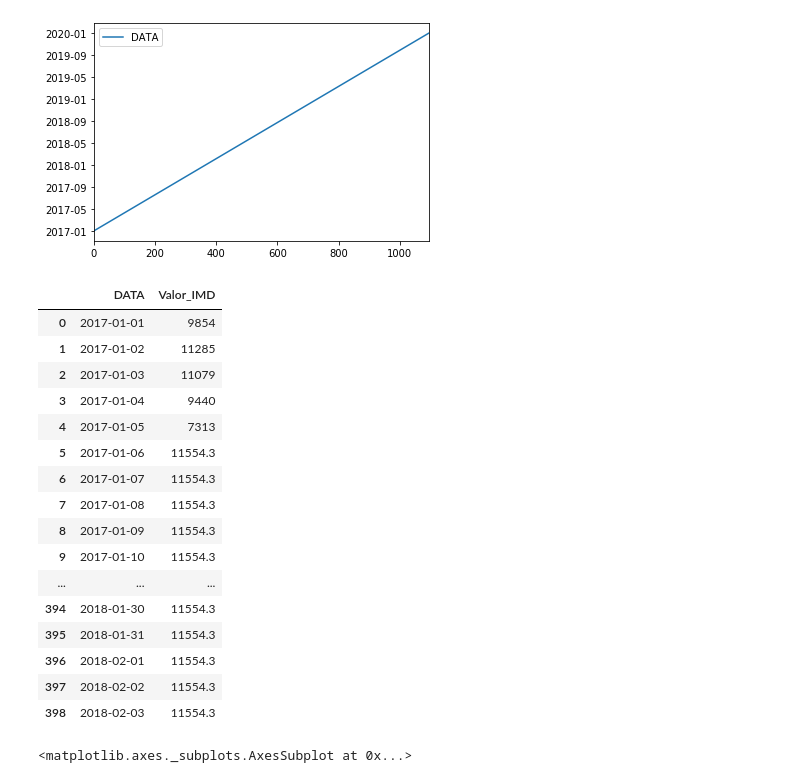
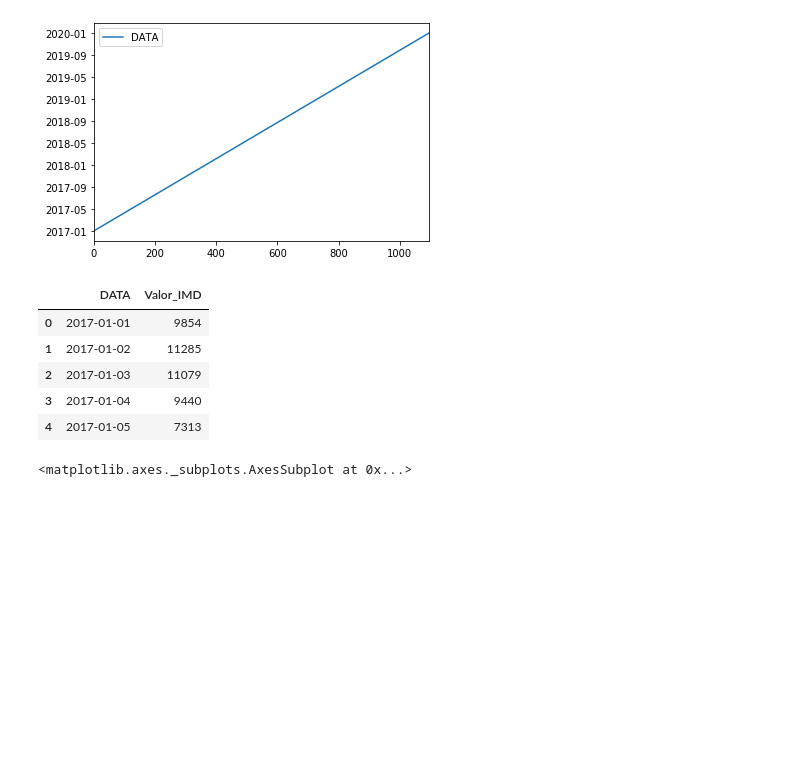
Before and after one commit to marcjs95/master-data-science, a Jupyter notebook: clean/transit .ipynb, the cells around one changed output. Saved outputs shown, nothing was run; the diff lists cells and outputs as text; code cells hidden in the pictures; blank space fills up the shorter version.

```diff
--- a/clean/transit .ipynb
+++ b/clean/transit .ipynb
@@ -206,25 +173,14 @@ transit_4095= transit_4095.reset_index()
 # %%
 transit_4095.to_csv('transit-4095', index=False)
 # %%
-transit_4095
+transit_4095.head()
 # %% [output]
 |  | DATA | Valor_IMD |
 | 0 | 2017-01-01 | 9854 |
 | 1 | 2017-01-02 | 11285 |
 | 2 | 2017-01-03 | 11079 |
 | 3 | 2017-01-04 | 9440 |
 | 4 | 2017-01-05 | 7313 |
-| 5 | 2017-01-06 | 11554.3 |
-| 6 | 2017-01-07 | 11554.3 |
-| 7 | 2017-01-08 | 11554.3 |
-| 8 | 2017-01-09 | 11554.3 |
-| 9 | 2017-01-10 | 11554.3 |
-| ... | ... | ... |
-| 394 | 2018-01-30 | 11554.3 |
-| 395 | 2018-01-31 | 11554.3 |
-| 396 | 2018-02-01 | 11554.3 |
-| 397 | 2018-02-02 | 11554.3 |
-| 398 | 2018-02-03 | 11554.3 |
 # %%
 transit_4095.plot()
 # %% [output]
```
Also changed, not shown: parts of 9 cells of this notebook.
